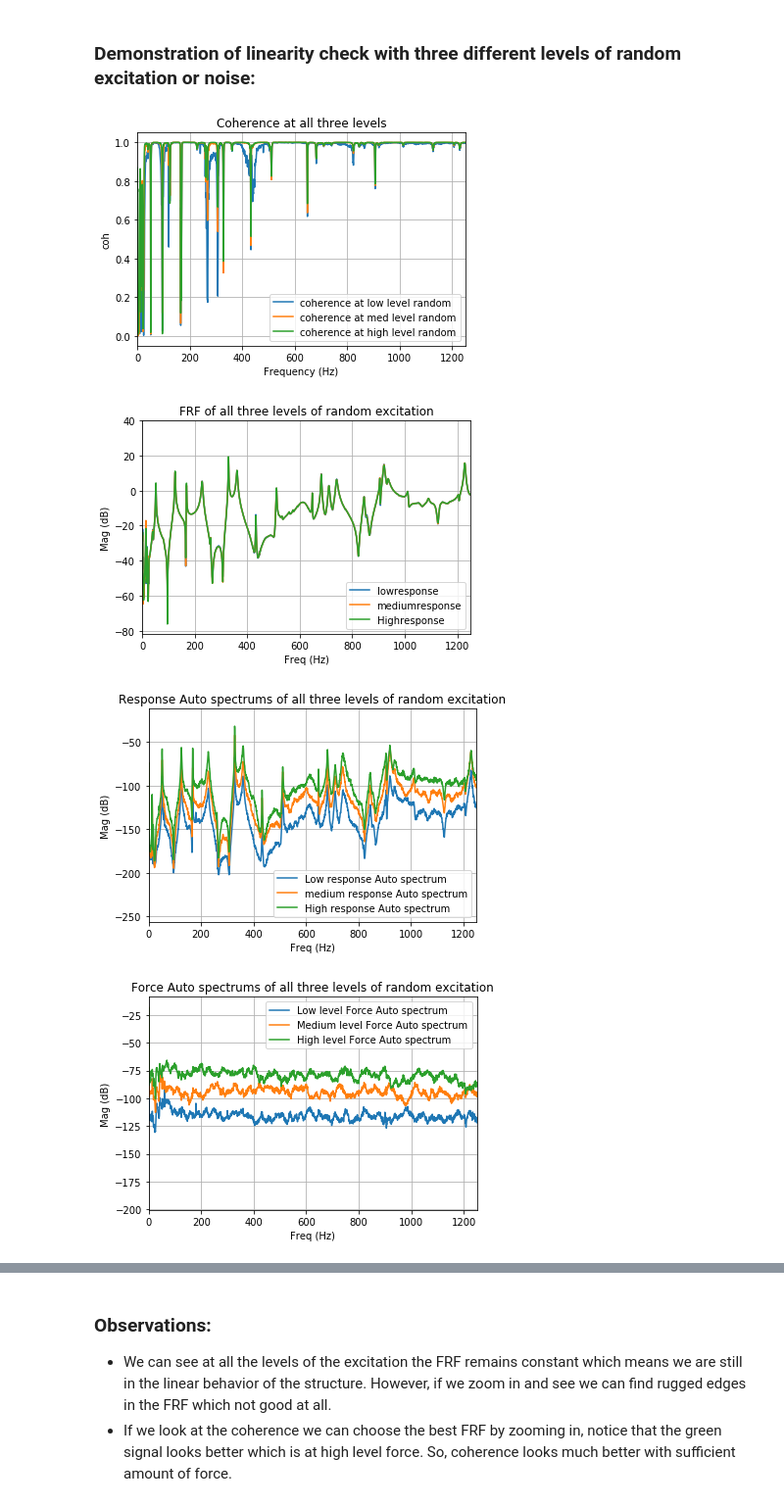
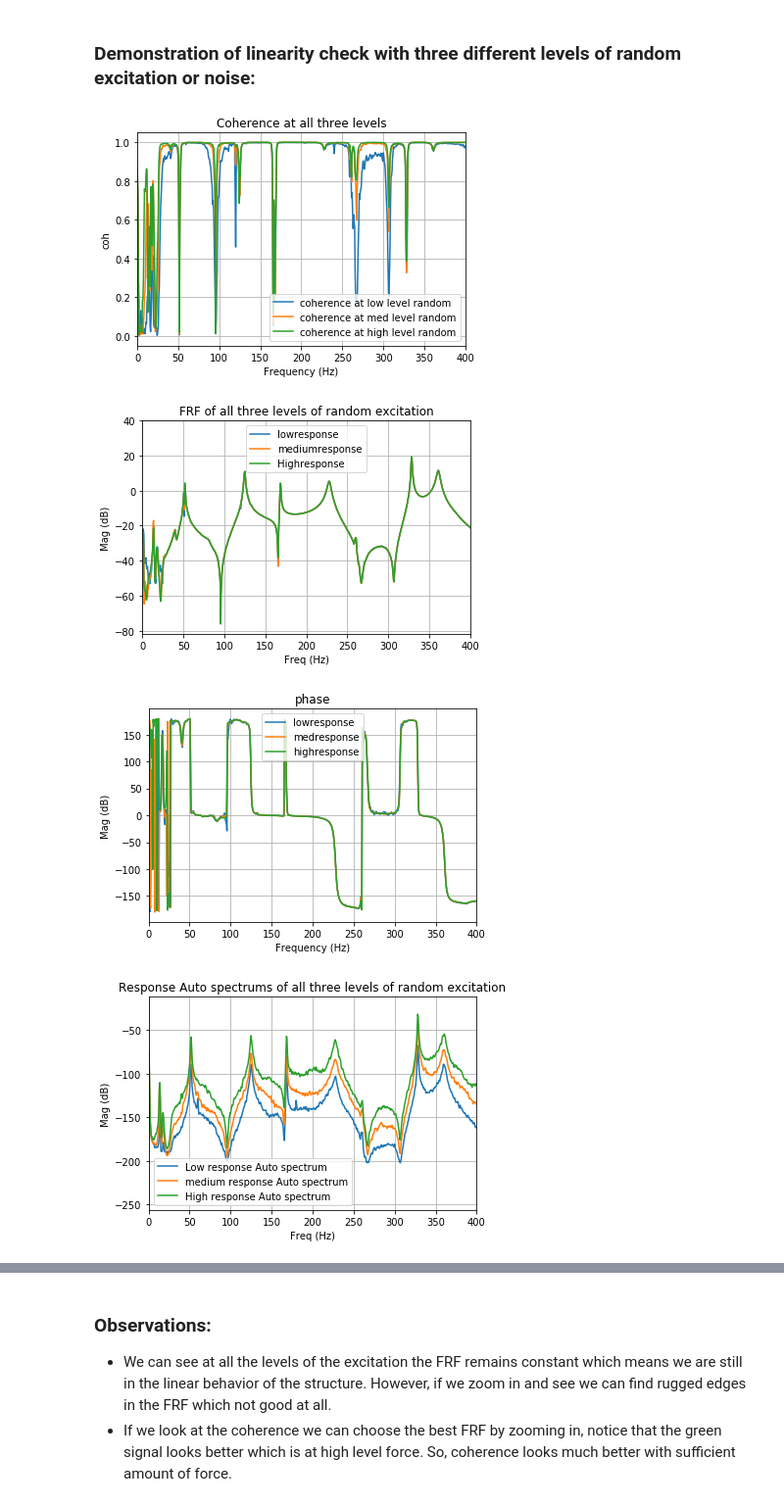
Before and after one commit to josephcslater/MAC_and_Modalupdating, a Jupyter notebook: MAC_JupyterNotebook/MACandModelCorrection.ipynb, the cells around one changed output, grey strips where cells are left out. Shown at 98% size. Cells and saved outputs as stored; diff of their text form; code cells hidden in the pictures.

```diff
--- a/MAC_JupyterNotebook/MACandModelCorrection.ipynb
+++ b/MAC_JupyterNotebook/MACandModelCorrection.ipynb
@@ -862,7 +865,7 @@ plt.title('Coherence at all three levels')
 plt.plot(Frequency, Lowcoh,label='coherence at low level random')
 plt.plot(Frequency, Medcoh,label='coherence at med level random')
 plt.plot(Frequency, Highcoh,label='coherence at high level random')
-plt.xlim(xmax=1250, xmin=0)
+plt.xlim(xmax=400, xmin=0)
 plt.xlabel('Frequency (Hz)')
 plt.ylabel('coh')
 plt.grid()
@@ -879,40 +882,52 @@ plt.plot(Frequency, 20*np.log10(Highresponse), label= 'Highresponse')
 
 plt.xlabel('Freq (Hz)')
 plt.ylabel('Mag (dB)')
-plt.xlim(xmax=1250, xmin=0)
+plt.xlim(xmax=400, xmin=0)
 plt.grid()
 plt.legend()
+plt.show()
+
+fig=plt.figure()
+plt.title('phase')
+plt.plot(Frequency, np.degrees(np.angle(lowresponse)), label='lowresponse')
+plt.plot(Frequency, np.degrees(np.angle(mediumresponse)), label='medresponse')
+plt.plot(Frequency, np.degrees(np.angle(Highresponse)), label='highresponse')
+plt.xlabel('Frequency (Hz)')
+plt.ylabel('Mag (dB)')
+plt.grid()
+plt.legend()
+plt.xlim(xmax=400, xmin=0)
 plt.show()
 
 fig=plt.figure()
 plt.title('Response Auto spectrums of all three levels of random excitation')
 
 plt.plot(Frequency,20*np.log10(PSDlowresponse), label='Low response Auto spectrum')
 plt.plot(Frequency, 20*np.log10(PSDmediumresponse), label= 'medium response Auto spectrum')
 plt.plot(Frequency, 20*np.log10(PSDHighresponse), label= 'High response Auto spectrum')
 
 plt.xlabel('Freq (Hz)')
 plt.ylabel('Mag (dB)')
-plt.xlim(xmax=1250, xmin=0)
+plt.xlim(xmax=400, xmin=0)
 plt.grid()
 plt.legend()
 plt.show()
 
 fig=plt.figure()
 plt.title('Force Auto spectrums of all three levels of random excitation')
 
 plt.plot(Frequency,20*np.log10(PSDlowLevelRandom), label='Low level Force Auto spectrum')
 plt.plot(Frequency, 20*np.log10(PSDmediumLevelRandom), label= 'Medium level Force Auto spectrum')
 plt.plot(Frequency, 20*np.log10(PSDHighLevelRandom), label= 'High level Force Auto spectrum')
 
 plt.xlabel('Freq (Hz)')
 plt.ylabel('Mag (dB)')
-plt.xlim(xmax=1250, xmin=0)
+plt.xlim(xmax=400, xmin=0)
 plt.grid()
 plt.legend()
 plt.show()
 # %% [output]
-[figure, old version]
+[figure, new version]
-[figure, old version]
+[figure, new version]
-[figure, old version]
+[figure, new version]
-[figure, old version]
+[figure, new version]
```
Also changed, not shown: parts of 13 cells of this notebook, 3 other files.
